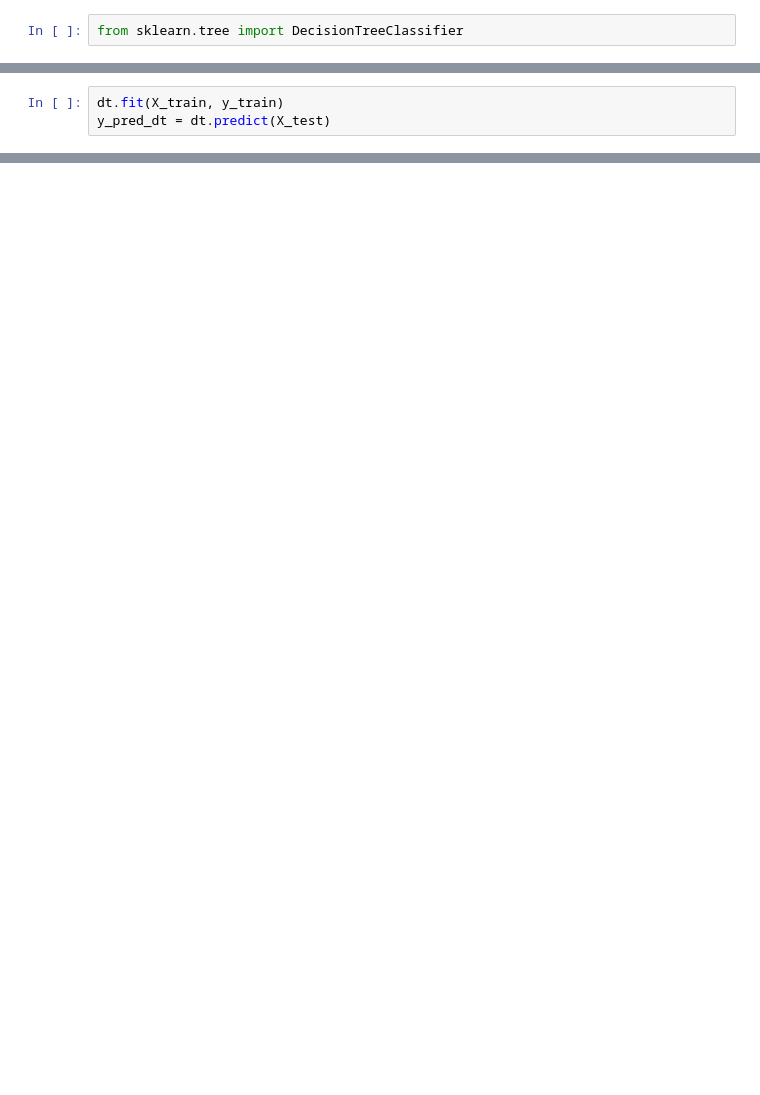
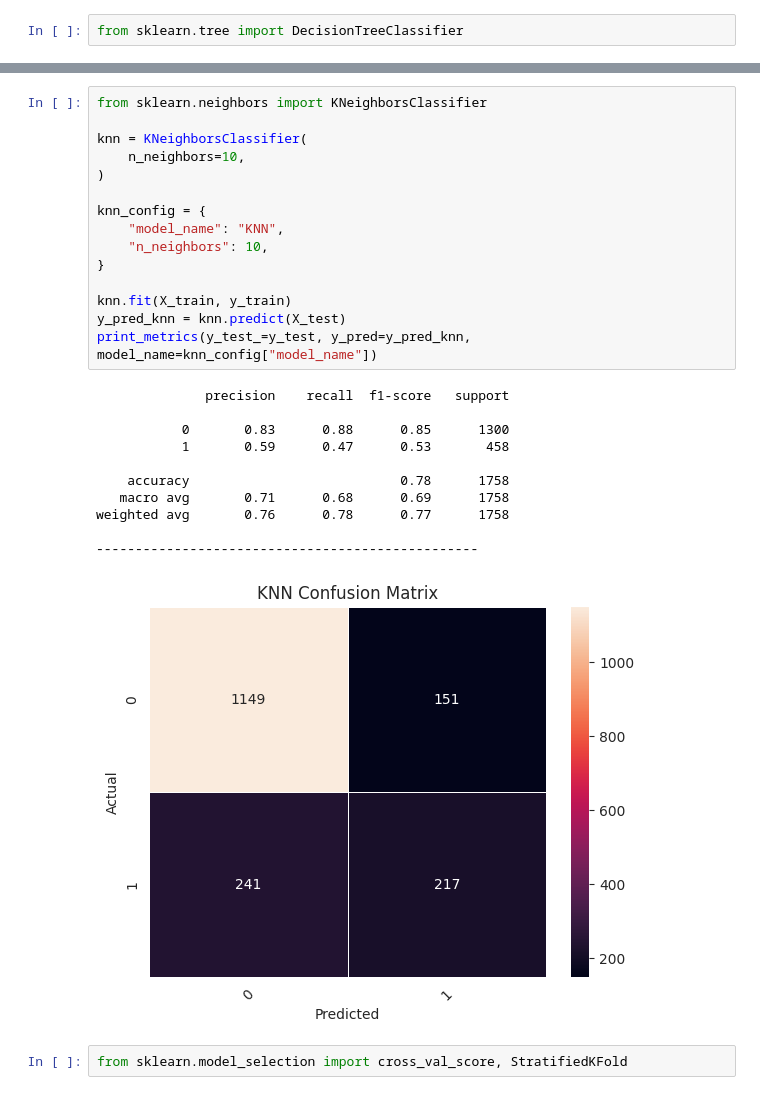
Before and after one commit to Cornelias35/ChurnPredictionSystem, a Jupyter notebook: notebooks/EDA.ipynb, the cells around one changed output, grey strips where cells are left out. Cells and saved outputs as stored; diff of their text form; blank space fills up the shorter version.

Commit message:
model comparison and model selection

```diff
--- a/notebooks/EDA.ipynb
+++ b/notebooks/EDA.ipynb
@@ -605,3 +676,0 @@ dt = DecisionTreeClassifier(
-# %%
-dt.fit(X_train, y_train)
-y_pred_dt = dt.predict(X_test)
@@ -621,0 +788,29 @@ weighted avg       0.76      0.78      0.76      1758
+# %%
+from sklearn.neighbors import KNeighborsClassifier
+
+knn = KNeighborsClassifier(
+    n_neighbors=10,
+)
+
+knn_config = {
+    "model_name": "KNN",
+    "n_neighbors": 10,
+}
+
+knn.fit(X_train, y_train)
+y_pred_knn = knn.predict(X_test)
+print_metrics(y_test_=y_test, y_pred=y_pred_knn, model_name=knn_config["model_name"])
+# %% [output]
+              precision    recall  f1-score   support
+
+           0       0.83      0.88      0.85      1300
+           1       0.59      0.47      0.53       458
+
+    accuracy                           0.78      1758
+   macro avg       0.71      0.68      0.69      1758
+weighted avg       0.76      0.78      0.77      1758
+
+-------------------------------------------------
+[figure, added]
+# %%
+from sklearn.model_selection import cross_val_score, StratifiedKFold
```
Also changed, not shown: parts of 45 cells of this notebook, 2 other files.
